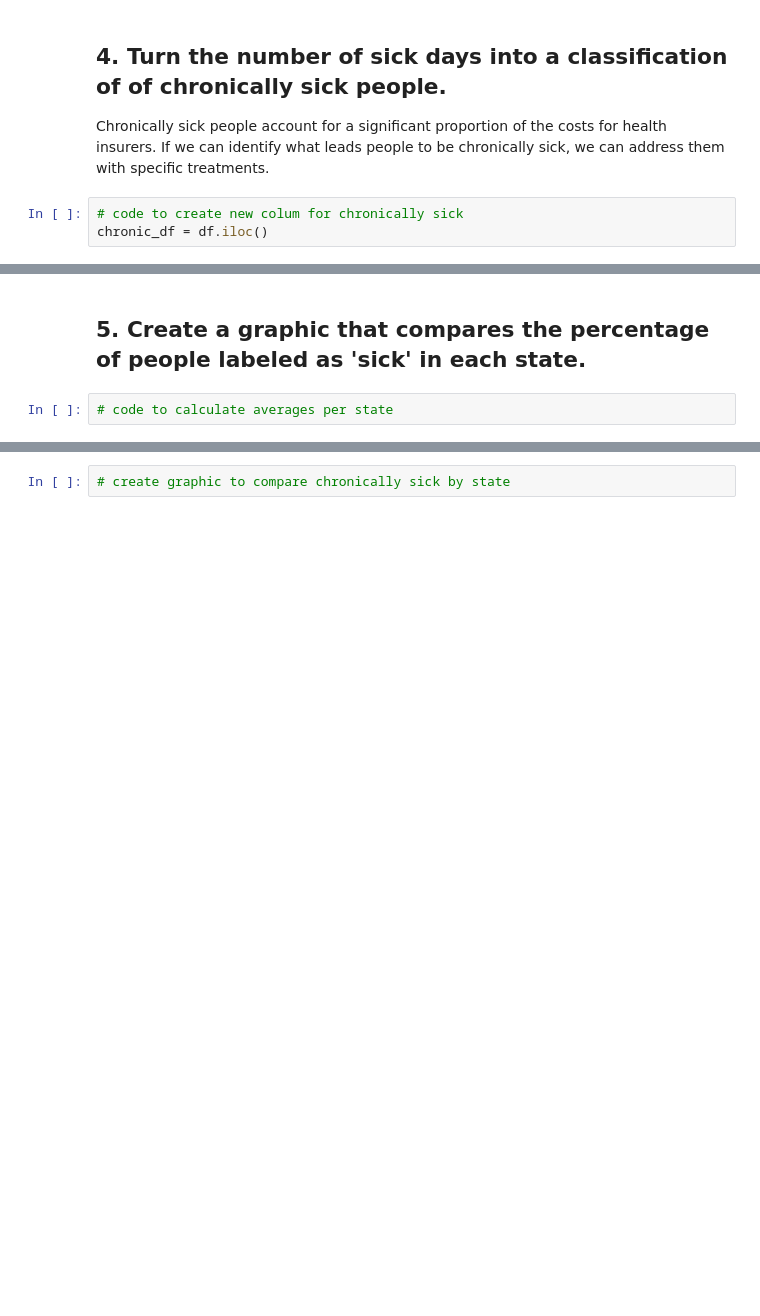
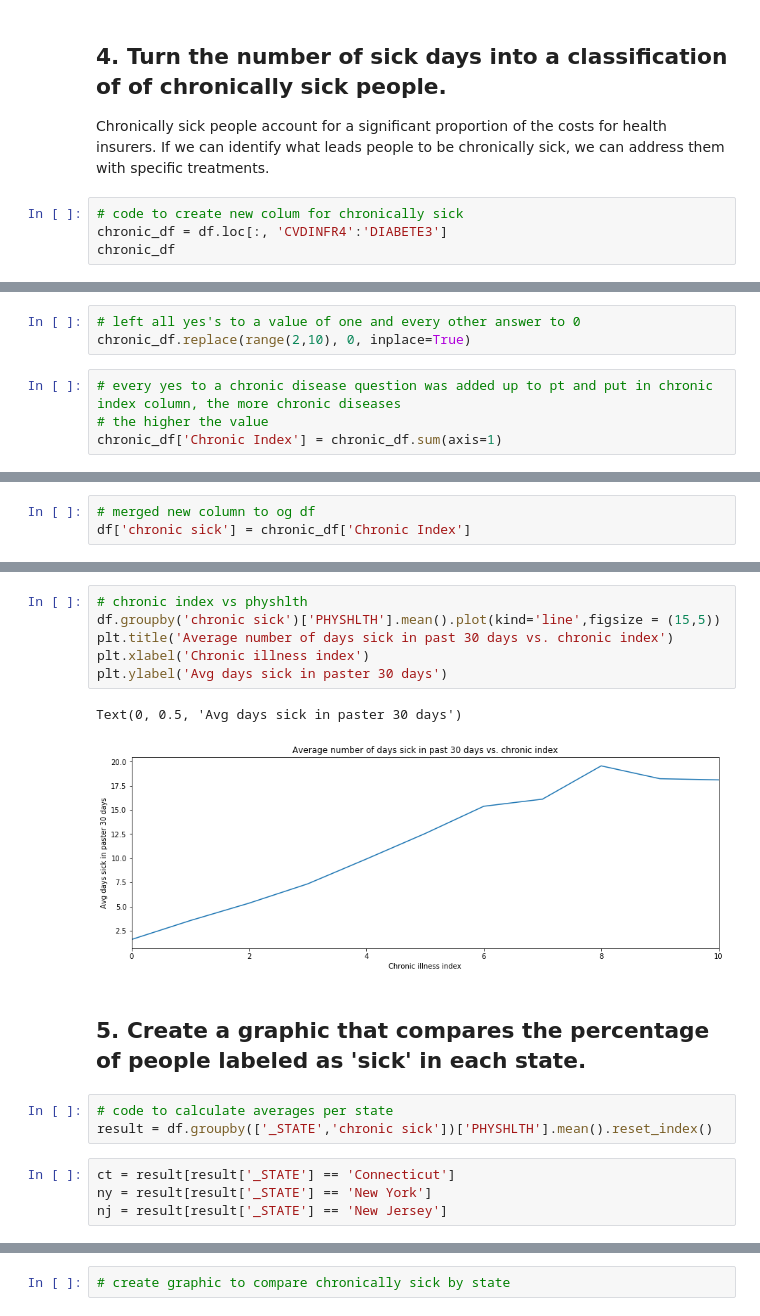
Before and after one commit to marmistead91/nyc-mhtn-ds-010620-lectures, a Jupyter notebook: week_2/case_study/Data_Exploration_Applied.ipynb, the cells around one changed output, grey strips where cells are left out. Cells and saved outputs as stored; diff of their text form; blank space fills up the shorter version.

```diff
--- a/week_2/case_study/Data_Exploration_Applied.ipynb
+++ b/week_2/case_study/Data_Exploration_Applied.ipynb
@@ -144,4 +164,5 @@ Text(0.5, 1.0, 'Average number of sick days in the past 30 days by state')
 Chronically sick people account for a significant proportion of the costs for health insurers. If we can identify what leads people to be chronically sick, we can address them with specific treatments.
 # %%
 # code to create new colum for chronically sick
-chronic_df = df.iloc()
+chronic_df = df.loc[:, 'CVDINFR4':'DIABETE3']
+chronic_df
@@ -147,0 +183,7 @@ chronic_df = df.iloc()
+# %%
+# left all yes's to a value of one and every other answer to 0
+chronic_df.replace(range(2,10), 0, inplace=True)
+# %%
+# every yes to a chronic disease question was added up to pt and put in chronic index column, the more chronic diseases
+# the higher the value
+chronic_df['Chronic Index'] = chronic_df.sum(axis=1)
@@ -147,0 +206,3 @@ chronic_df = df.iloc()
+# %%
+# merged new column to og df
+df['chronic sick'] = chronic_df['Chronic Index']
@@ -148,4 +225,18 @@ chronic_df = df.iloc()
+# %%
+# chronic index vs physhlth
+df.groupby('chronic sick')['PHYSHLTH'].mean().plot(kind='line',figsize = (15,5))
+plt.title('Average number of days sick in past 30 days vs. chronic index')
+plt.xlabel('Chronic illness index')
+plt.ylabel('Avg days sick in paster 30 days')
+# %% [output]
+Text(0, 0.5, 'Avg days sick in paster 30 days')
+[figure, added]
 # %% [markdown]
 ## 5. Create a graphic that compares the percentage of people labeled as 'sick' in each state.
 # %%
 # code to calculate averages per state
+result = df.groupby(['_STATE','chronic sick'])['PHYSHLTH'].mean().reset_index()
+# %%
+ct = result[result['_STATE'] == 'Connecticut']
+ny = result[result['_STATE'] == 'New York']
+nj = result[result['_STATE'] == 'New Jersey']
```
Also changed, not shown: parts of 19 cells of this notebook, 1 other file.
